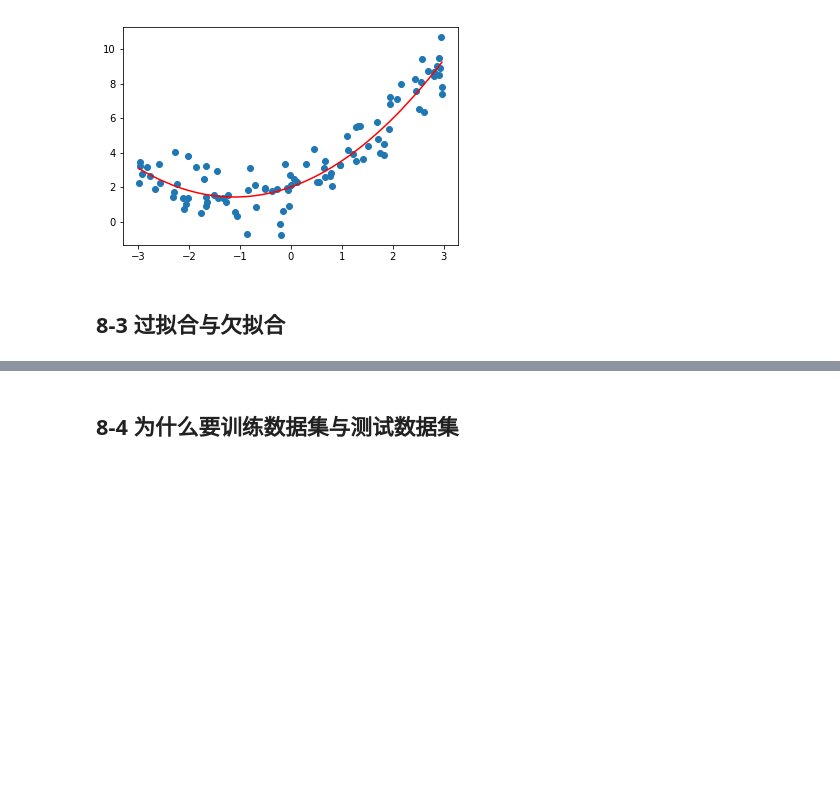
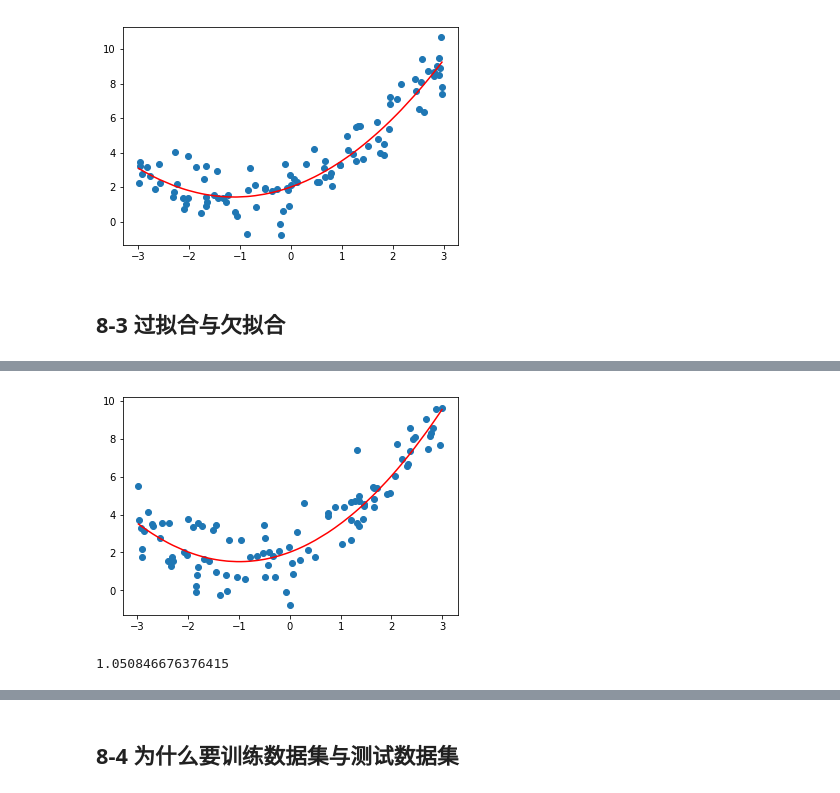
Before and after one commit to JinNiuMengMeng/deep_learn, a Jupyter notebook: Data_Handle/Python3入门机器学习算法与应用-慕课/08_第八章-多项式回归与模型泛化.ipynb, the cells around one changed output, grey strips where cells are left out. Saved outputs shown, nothing was run; the diff lists cells and outputs as text; code cells hidden in the pictures; blank space fills up the shorter version.

```diff
--- a/Data_Handle/Python3入门机器学习算法与应用-慕课/08_第八章-多项式回归与模型泛化.ipynb
+++ b/Data_Handle/Python3入门机器学习算法与应用-慕课/08_第八章-多项式回归与模型泛化.ipynb
@@ -176,0 +209,11 @@ y = np.random.normal(-1, 1, size=100)
+# %%
+from sklearn.pipeline import Pipeline
+from sklearn.preprocessing import PolynomialFeatures
+from sklearn.preprocessing import StandardScaler
+
+def PolynomialRegression(degree):
+    return Pipeline([
+        ("poly", PolynomialFeatures(degree=degree)),
+        ("std_scaler", StandardScaler()),
+        ("lin_reg", LinearRegression())
+    ])
@@ -176,0 +232,14 @@ y = np.random.normal(-1, 1, size=100)
+# %%
+plt.scatter(x, y)
+plt.plot(np.sort(x), y2_predict[np.argsort(x)], color='r')
+plt.show()
+# %% [output]
+[figure, added]
+# %%
+poly10_reg = PolynomialRegression(degree=10)
+poly10_reg.fit(X, y)
+
+y10_predict = poly10_reg.predict(X)
+mean_squared_error(y, y10_predict)
+# %% [output]
+1.050846676376415
```
Also changed, not shown: parts of 66 cells of this notebook, 18 other files.
